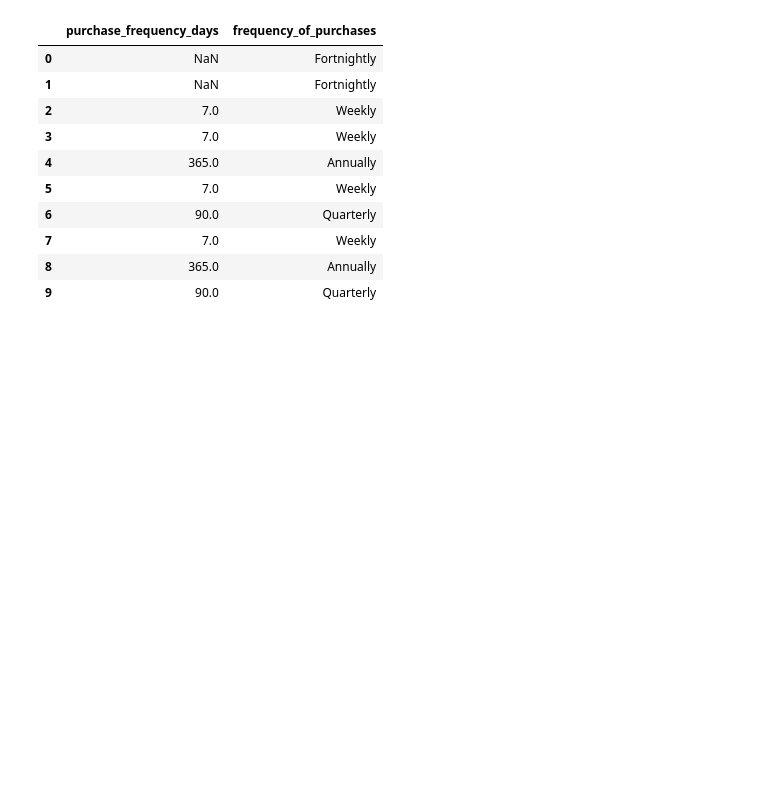
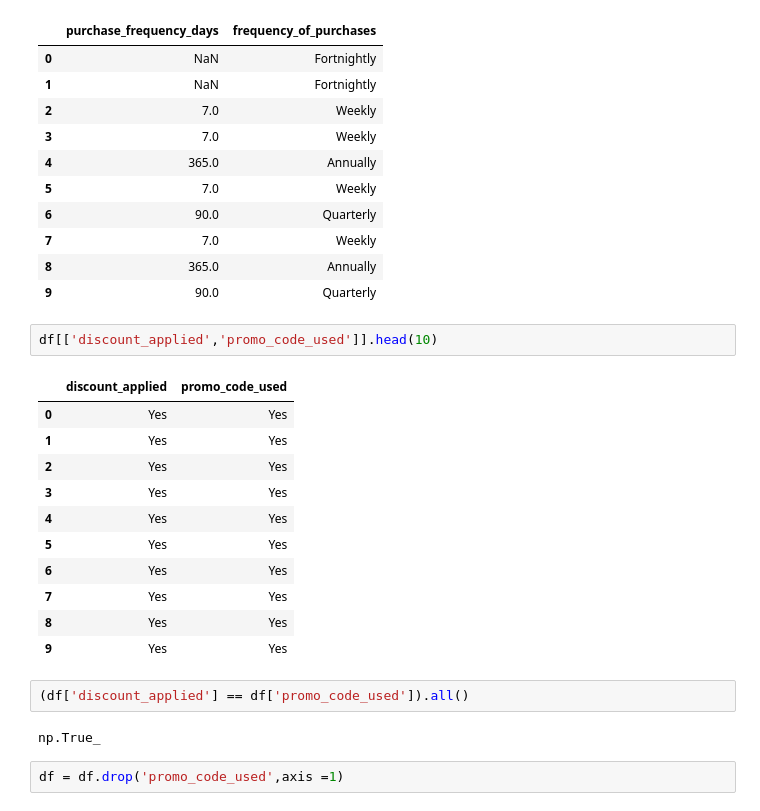
Before and after one commit to Dhananjay0705/DATA-ANAYLISIS-PROJECT-1, a Jupyter notebook: Data_Analysis_project.ipynb, the cells around one changed output. Drawn from its saved outputs; the diff is of its cells as text; blank space fills up the shorter version.

```diff
--- a/Data_Analysis_project.ipynb
+++ b/Data_Analysis_project.ipynb
@@ -151,3 +151,23 @@ df[['purchase_frequency_days','frequency_of_purchases']].head(10)
 | 7 | 7.0 | Weekly |
 | 8 | 365.0 | Annually |
 | 9 | 90.0 | Quarterly |
+# %%
+df[['discount_applied','promo_code_used']].head(10)
+# %% [output]
+|  | discount_applied | promo_code_used |
+| 0 | Yes | Yes |
+| 1 | Yes | Yes |
+| 2 | Yes | Yes |
+| 3 | Yes | Yes |
+| 4 | Yes | Yes |
+| 5 | Yes | Yes |
+| 6 | Yes | Yes |
+| 7 | Yes | Yes |
+| 8 | Yes | Yes |
+| 9 | Yes | Yes |
+# %%
+(df['discount_applied'] == df['promo_code_used']).all()
+# %% [output]
+np.True_
+# %%
+df = df.drop('promo_code_used',axis =1)
```
Also changed, not shown: parts of 1 cell of this notebook.
